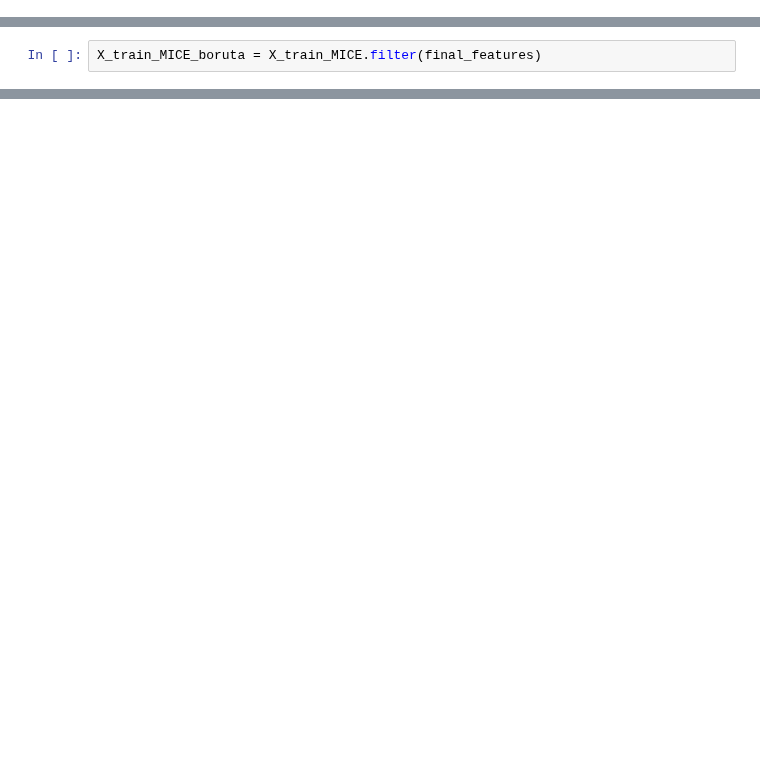
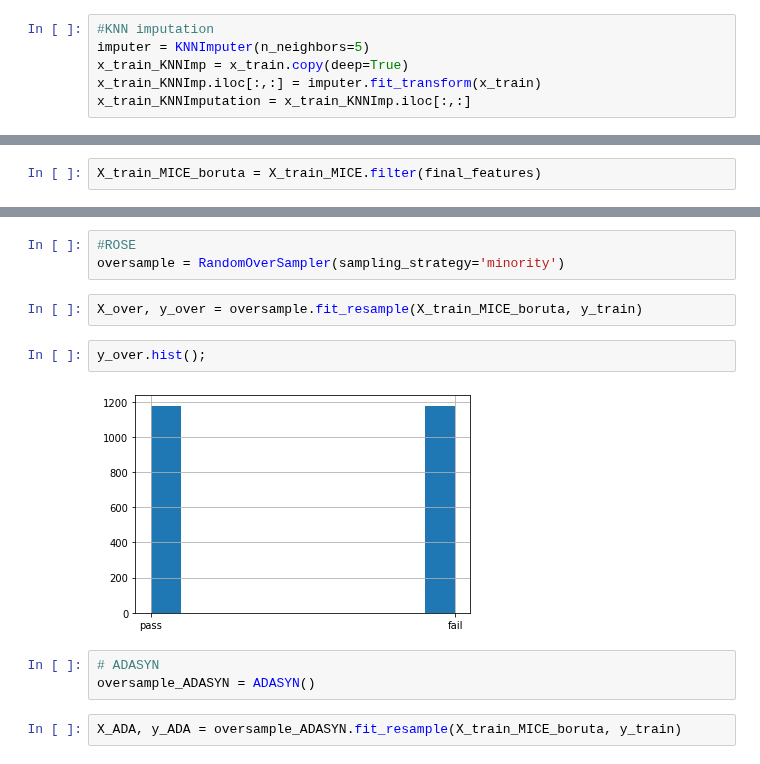
Before and after one commit to Landschy/datamining-htw, a Jupyter notebook: scripts/Mohammad.ipynb, the cells around one changed output, grey strips where cells are left out. Cells and saved outputs as stored; diff of their text form; blank space fills up the shorter version.

```diff
--- a/scripts/Mohammad.ipynb
+++ b/scripts/Mohammad.ipynb
@@ -411,6 +417,12 @@ x_train_z_score1
 MICE_imputer = IterativeImputer()
 X_train_MICE = x_train_no_outlier.copy(deep=True)
 X_train_MICE.iloc[:, :] = MICE_imputer.fit_transform(X_train_MICE)
+# %%
+#KNN imputation
+imputer = KNNImputer(n_neighbors=5)
+x_train_KNNImp = x_train.copy(deep=True)
+x_train_KNNImp.iloc[:,:] = imputer.fit_transform(x_train)
+x_train_KNNImputation = x_train_KNNImp.iloc[:,:]
 # %%
 model_RFC = RandomForestClassifier(n_jobs=-1, class_weight='balanced', max_depth=5)
 # %%
@@ -462,0 +505,14 @@ X_train_MICE_boruta = X_train_MICE.filter(final_features)
+# %%
+#ROSE
+oversample = RandomOverSampler(sampling_strategy='minority')
+# %%
+X_over, y_over = oversample.fit_resample(X_train_MICE_boruta, y_train)
+# %%
+y_over.hist();
+# %% [output]
+[figure, added]
+# %%
+# ADASYN
+oversample_ADASYN = ADASYN()
+# %%
+X_ADA, y_ADA = oversample_ADASYN.fit_resample(X_train_MICE_boruta, y_train)
```
Also changed, not shown: parts of 60 cells of this notebook.
